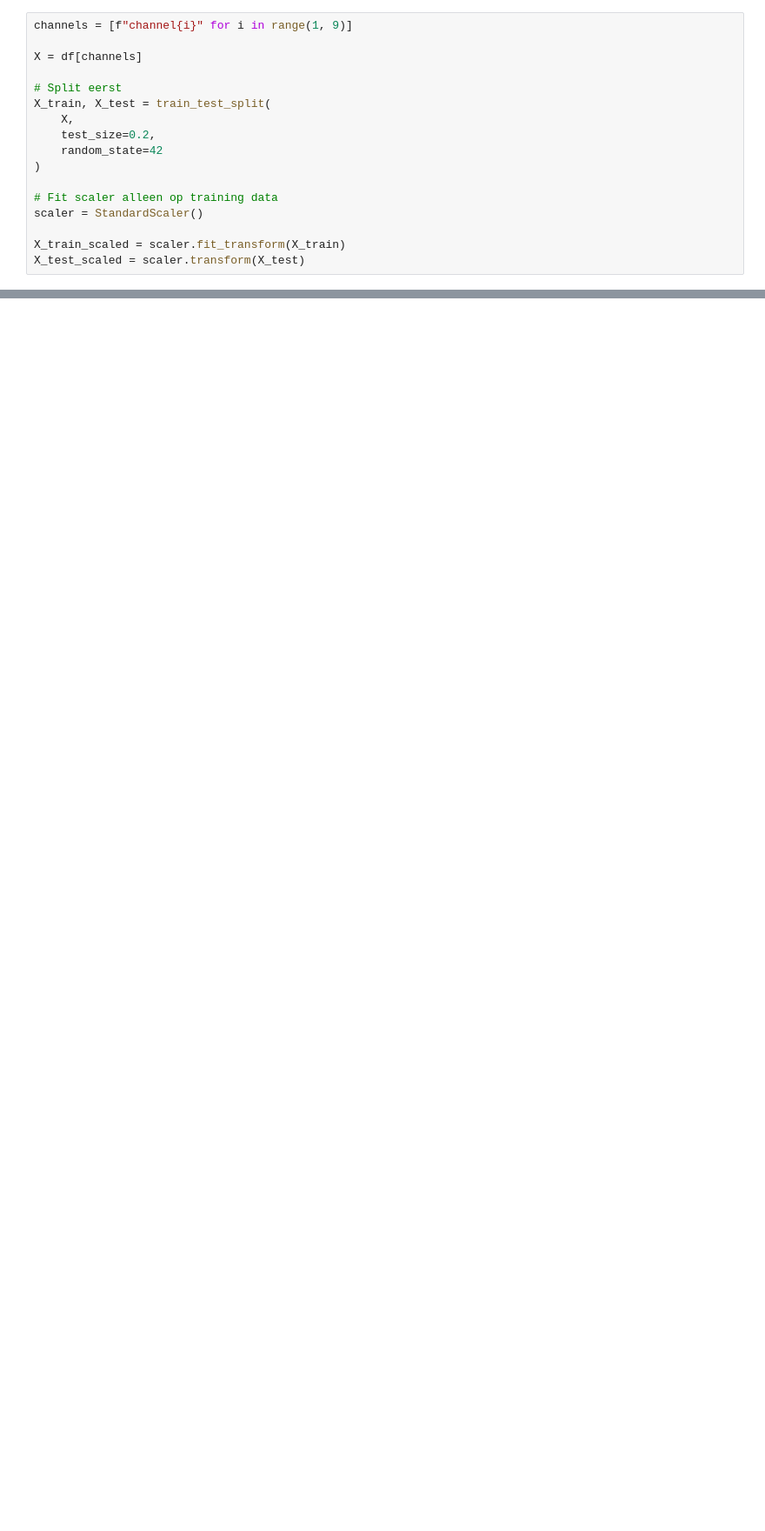
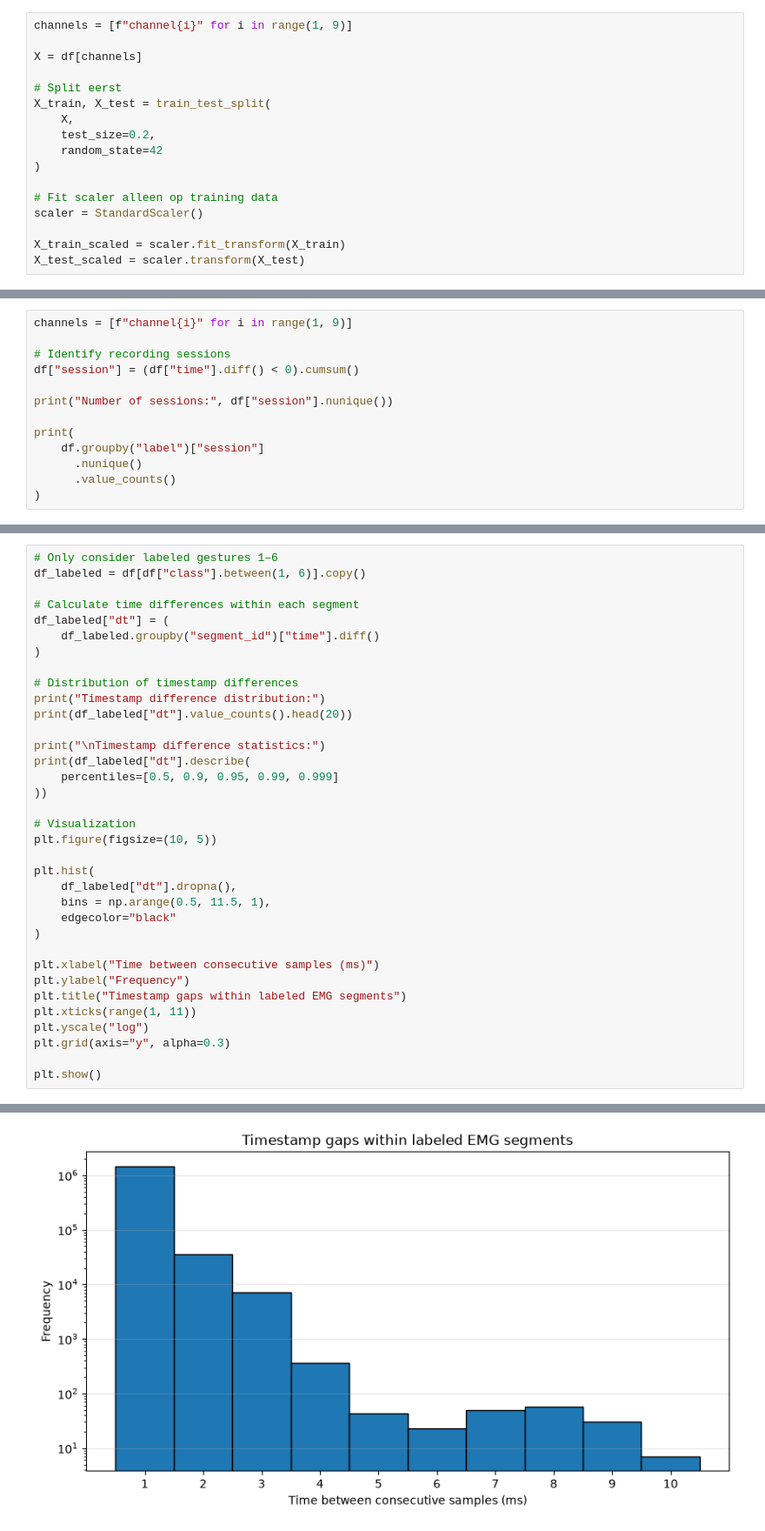
Before and after one commit to laauritaa/S-S_EMG, a Jupyter notebook: testnoteb.ipynb, the cells around one changed output, grey strips where cells are left out. Shown at 87% size. Drawn from its saved outputs; the diff is of its cells as text; blank space fills up the shorter version.

```diff
--- a/testnoteb.ipynb
+++ b/testnoteb.ipynb
@@ -94,0 +238,13 @@ X_test_scaled = scaler.transform(X_test)
+# %%
+channels = [f"channel{i}" for i in range(1, 9)]
+
+# Identify recording sessions
+df["session"] = (df["time"].diff() < 0).cumsum()
+
+print("Number of sessions:", df["session"].nunique())
+
+print(
+    df.groupby("label")["session"]
+      .nunique()
+      .value_counts()
+)
@@ -94,0 +312,36 @@ X_test_scaled = scaler.transform(X_test)
+# %%
+# Only consider labeled gestures 1–6
+df_labeled = df[df["class"].between(1, 6)].copy()
+
+# Calculate time differences within each segment
+df_labeled["dt"] = (
+    df_labeled.groupby("segment_id")["time"].diff()
+)
+
+# Distribution of timestamp differences
+print("Timestamp difference distribution:")
+print(df_labeled["dt"].value_counts().head(20))
+
+print("\nTimestamp difference statistics:")
+print(df_labeled["dt"].describe(
+    percentiles=[0.5, 0.9, 0.95, 0.99, 0.999]
+))
+
+# Visualization
+plt.figure(figsize=(10, 5))
+
+plt.hist(
+    df_labeled["dt"].dropna(),
+    bins = np.arange(0.5, 11.5, 1),
+    edgecolor="black"
+)
+
+plt.xlabel("Time between consecutive samples (ms)")
+plt.ylabel("Frequency")
+plt.title("Timestamp gaps within labeled EMG segments")
+plt.xticks(range(1, 11))
+plt.yscale("log")
+plt.grid(axis="y", alpha=0.3)
+
+plt.show()
+# %% [output]
@@ -94,0 +365 @@ X_test_scaled = scaler.transform(X_test)
+[figure, added]
```
Also changed, not shown: parts of 24 cells of this notebook.
